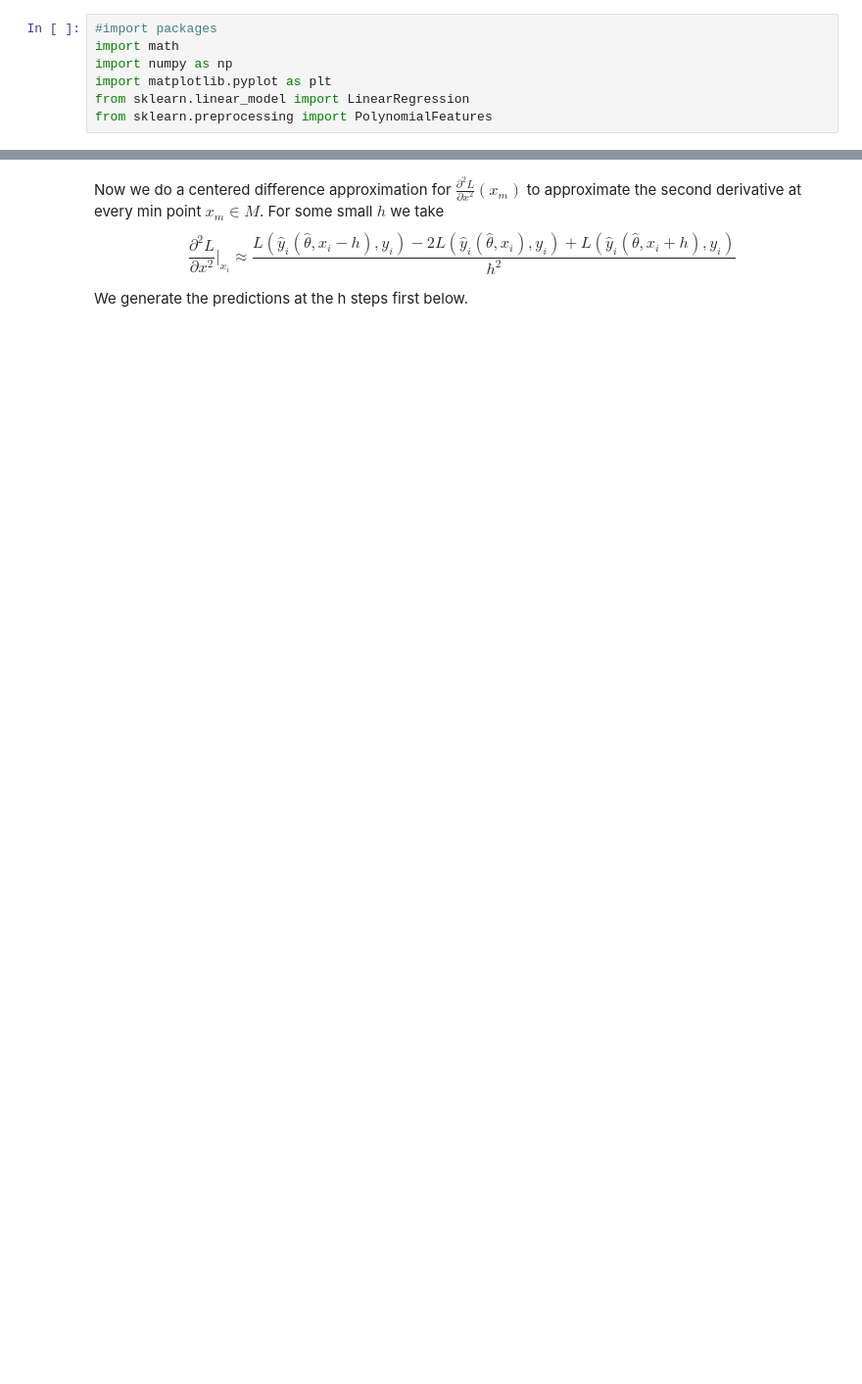
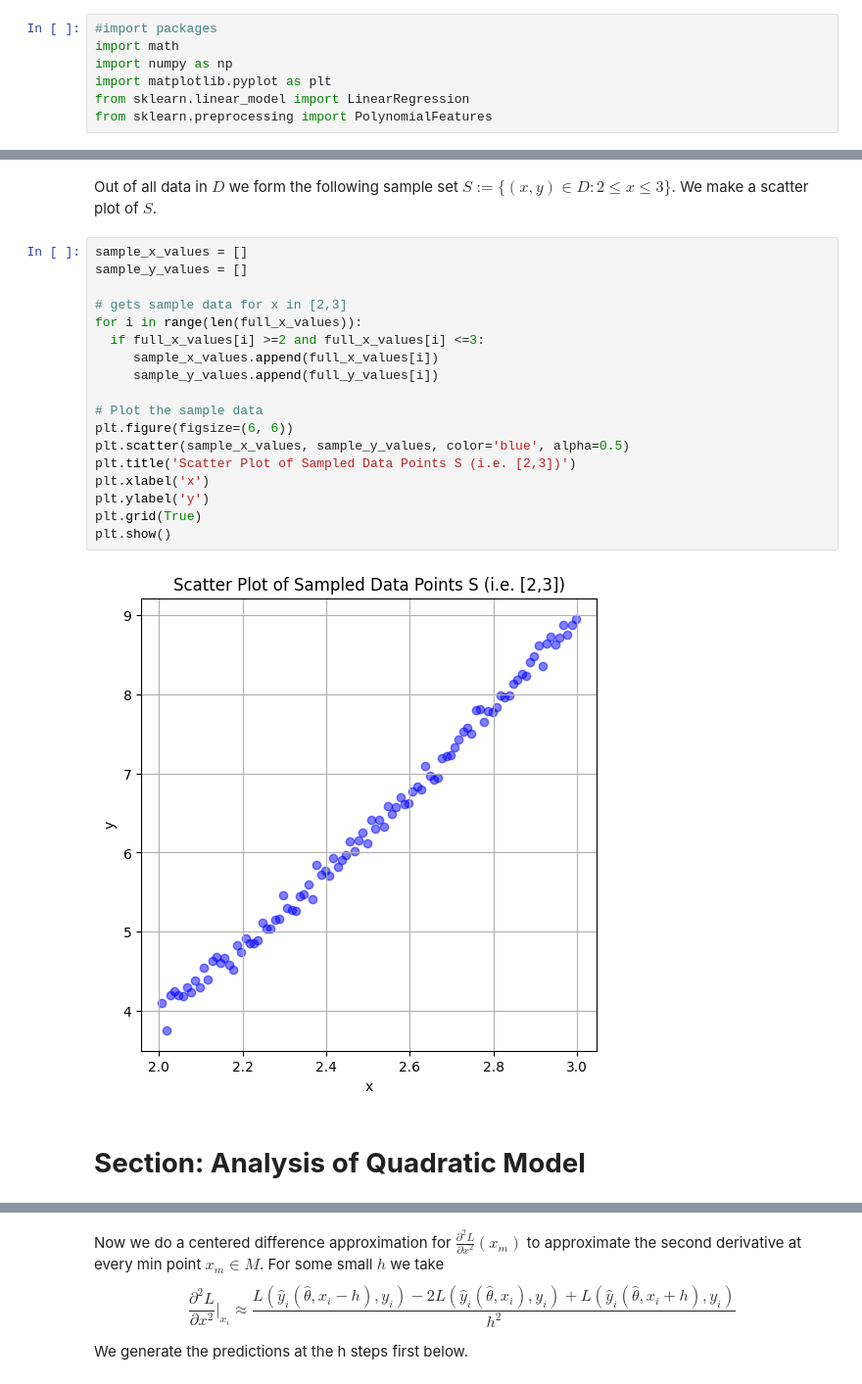
Before and after one commit to branndonm1/branndonm1, a Jupyter notebook: machine_learning_complexity.ipynb, the cells around one changed output, grey strips where cells are left out. Shown at 98% size. Cells and saved outputs as stored; diff of their text form; blank space fills up the shorter version.

```diff
--- a/machine_learning_complexity.ipynb
+++ b/machine_learning_complexity.ipynb
@@ -130,0 +32,24 @@ print(trig_minset)
+# %% [markdown]
+Out of all data in $D$ we form the following sample set $S := \{(x,y)\in D: 2\leq x\leq 3\}$. We make a scatter plot of $S$.
+# %%
+sample_x_values = []
+sample_y_values = []
+
+# gets sample data for x in [2,3]
+for i in range(len(full_x_values)):
+  if full_x_values[i] >=2 and full_x_values[i] <=3:
+     sample_x_values.append(full_x_values[i])
+     sample_y_values.append(full_y_values[i])
+
+# Plot the sample data
+plt.figure(figsize=(6, 6))
+plt.scatter(sample_x_values, sample_y_values, color='blue', alpha=0.5)
+plt.title('Scatter Plot of Sampled Data Points S (i.e. [2,3])')
+plt.xlabel('x')
+plt.ylabel('y')
+plt.grid(True)
+plt.show()
+# %% [output]
+[figure, added]
+# %% [markdown]
+# **Section: Analysis of Quadratic Model**
```
Also changed, not shown: parts of 61 cells of this notebook.
